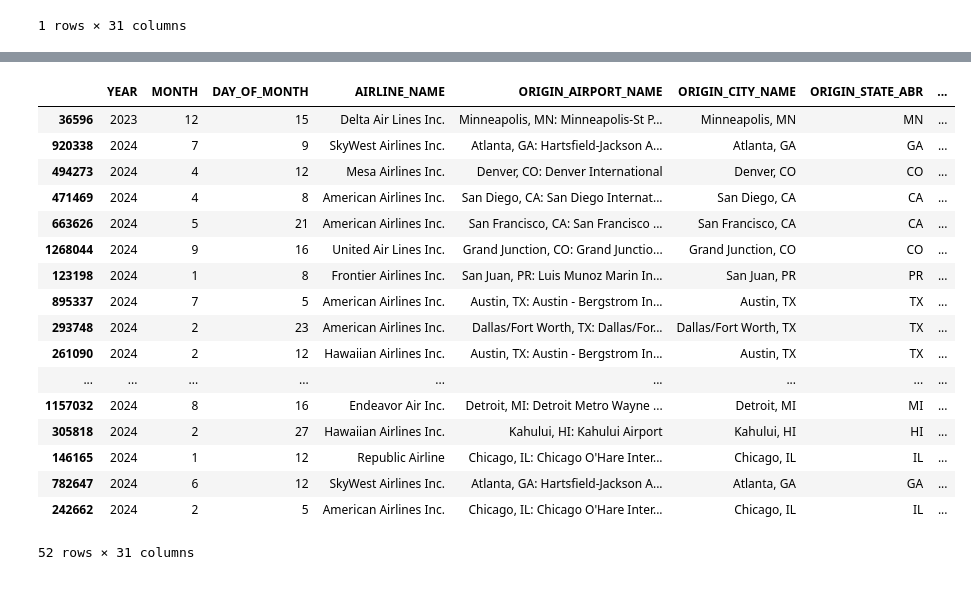
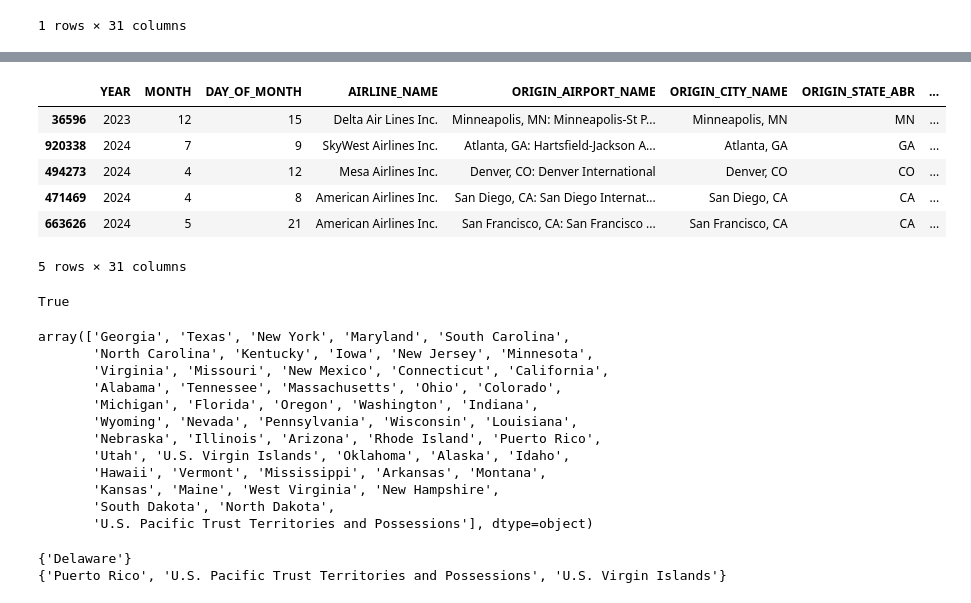
Before and after one commit to ykamoji/airport-delay-analysis, a Jupyter notebook: analyse.ipynb, the cells around one changed output, grey strips where cells are left out. Drawn from its saved outputs; the diff is of its cells as text; code cells hidden in the pictures.

```diff
--- a/analyse.ipynb
+++ b/analyse.ipynb
@@ -149,21 +133,27 @@ df.loc[df.groupby('ORIGIN_STATE_ABR')['LATE_AIRCRAFT_DELAY'].idxmax()]
 # %%
-df.loc[df.groupby('DEST_STATE_ABR')['CARRIER_DELAY'].idxmax()]
+df.loc[df.groupby('DEST_STATE_ABR')['CARRIER_DELAY'].idxmax()].head(5)
 # %% [output]
 |  | YEAR | MONTH | DAY_OF_MONTH | AIRLINE_NAME | ORIGIN_AIRPORT_NAME | ORIGIN_CITY_NAME | ORIGIN_STATE_ABR | ... |
 | 36596 | 2023 | 12 | 15 | Delta Air Lines Inc. | Minneapolis, MN: Minneapolis-St P... | Minneapolis, MN | MN | ... |
 | 920338 | 2024 | 7 | 9 | SkyWest Airlines Inc. | Atlanta, GA: Hartsfield-Jackson A... | Atlanta, GA | GA | ... |
 | 494273 | 2024 | 4 | 12 | Mesa Airlines Inc. | Denver, CO: Denver International | Denver, CO | CO | ... |
 | 471469 | 2024 | 4 | 8 | American Airlines Inc. | San Diego, CA: San Diego Internat... | San Diego, CA | CA | ... |
 | 663626 | 2024 | 5 | 21 | American Airlines Inc. | San Francisco, CA: San Francisco ... | San Francisco, CA | CA | ... |
-| 1268044 | 2024 | 9 | 16 | United Air Lines Inc. | Grand Junction, CO: Grand Junctio... | Grand Junction, CO | CO | ... |
-| 123198 | 2024 | 1 | 8 | Frontier Airlines Inc. | San Juan, PR: Luis Munoz Marin In... | San Juan, PR | PR | ... |
-| 895337 | 2024 | 7 | 5 | American Airlines Inc. | Austin, TX: Austin - Bergstrom In... | Austin, TX | TX | ... |
-| 293748 | 2024 | 2 | 23 | American Airlines Inc. | Dallas/Fort Worth, TX: Dallas/For... | Dallas/Fort Worth, TX | TX | ... |
-| 261090 | 2024 | 2 | 12 | Hawaiian Airlines Inc. | Austin, TX: Austin - Bergstrom In... | Austin, TX | TX | ... |
-| ... | ... | ... | ... | ... | ... | ... | ... | ... |
-| 1157032 | 2024 | 8 | 16 | Endeavor Air Inc. | Detroit, MI: Detroit Metro Wayne ... | Detroit, MI | MI | ... |
-| 305818 | 2024 | 2 | 27 | Hawaiian Airlines Inc. | Kahului, HI: Kahului Airport | Kahului, HI | HI | ... |
-| 146165 | 2024 | 1 | 12 | Republic Airline | Chicago, IL: Chicago O'Hare Inter... | Chicago, IL | IL | ... |
-| 782647 | 2024 | 6 | 12 | SkyWest Airlines Inc. | Atlanta, GA: Hartsfield-Jackson A... | Atlanta, GA | GA | ... |
-| 242662 | 2024 | 2 | 5 | American Airlines Inc. | Chicago, IL: Chicago O'Hare Inter... | Chicago, IL | IL | ... |
-52 rows × 31 columns
+5 rows × 31 columns
+# %%
+print(set(df['ORIGIN_STATE_NM'].unique()) == set(df['DEST_STATE_NM'].unique()))
+df['ORIGIN_STATE_NM'].unique()
+# %% [output]
+True
+array(['Georgia', 'Texas', 'New York', 'Maryland', 'South Carolina',
+       'North Carolina', 'Kentucky', 'Iowa', 'New Jersey', 'Minnesota',
+       'Virginia', 'Missouri', 'New Mexico', 'Connecticut', 'California',
+       'Alabama', 'Tennessee', 'Massachusetts', 'Ohio', 'Colorado',
+       'Michigan', 'Florida', 'Oregon', 'Washington', 'Indiana',
+       'Wyoming', 'Nevada', 'Pennsylvania', 'Wisconsin', 'Louisiana',
+       'Nebraska', 'Illinois', 'Arizona', 'Rhode Island', 'Puerto Rico',
+       'Utah', 'U.S. Virgin Islands', 'Oklahoma', 'Alaska', 'Idaho',
+       'Hawaii', 'Vermont', 'Mississippi', 'Arkansas', 'Montana',
+       'Kansas', 'Maine', 'West Virginia', 'New Hampshire',
+       'South Dakota', 'North Dakota',
+       'U.S. Pacific Trust Territories and Possessions'], dtype=object)
@@ -169,0 +168,8 @@ df.loc[df.groupby('DEST_STATE_ABR')['CARRIER_DELAY'].idxmax()]
+# %%
+data_states = set(df['ORIGIN_STATE_NM'].unique())
+print(states.difference(data_states))
+print(data_states.difference(states))
+# data_states
+# %% [output]
+{'Delaware'}
+{'Puerto Rico', 'U.S. Pacific Trust Territories and Possessions', 'U.S. Virgin Islands'}
```
Also changed, not shown: parts of 5 cells of this notebook.
